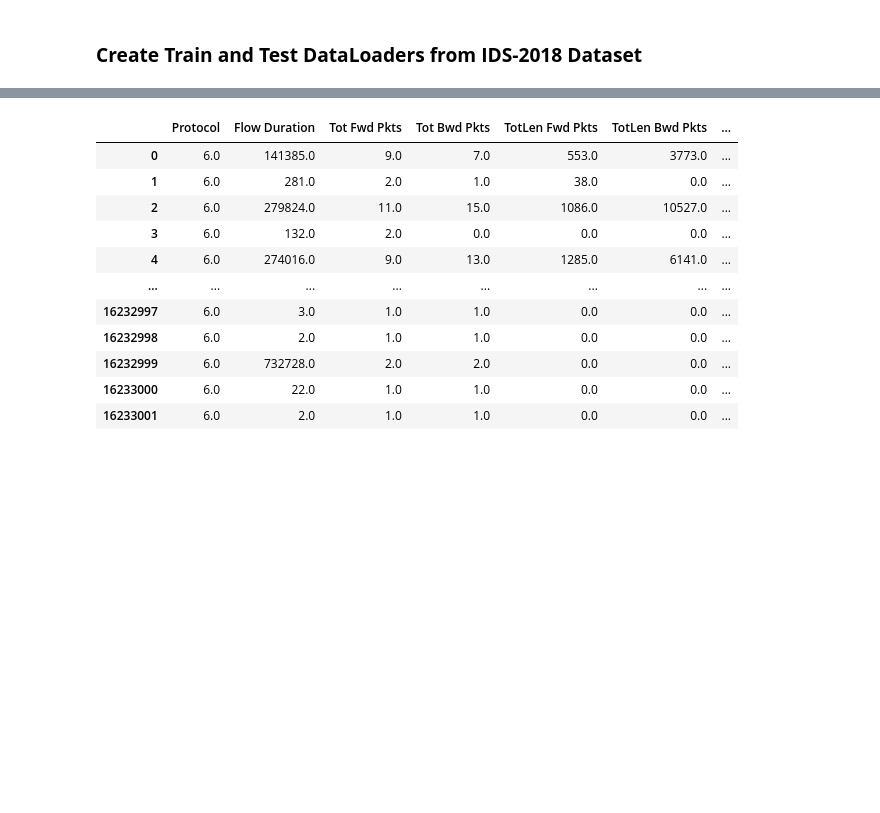
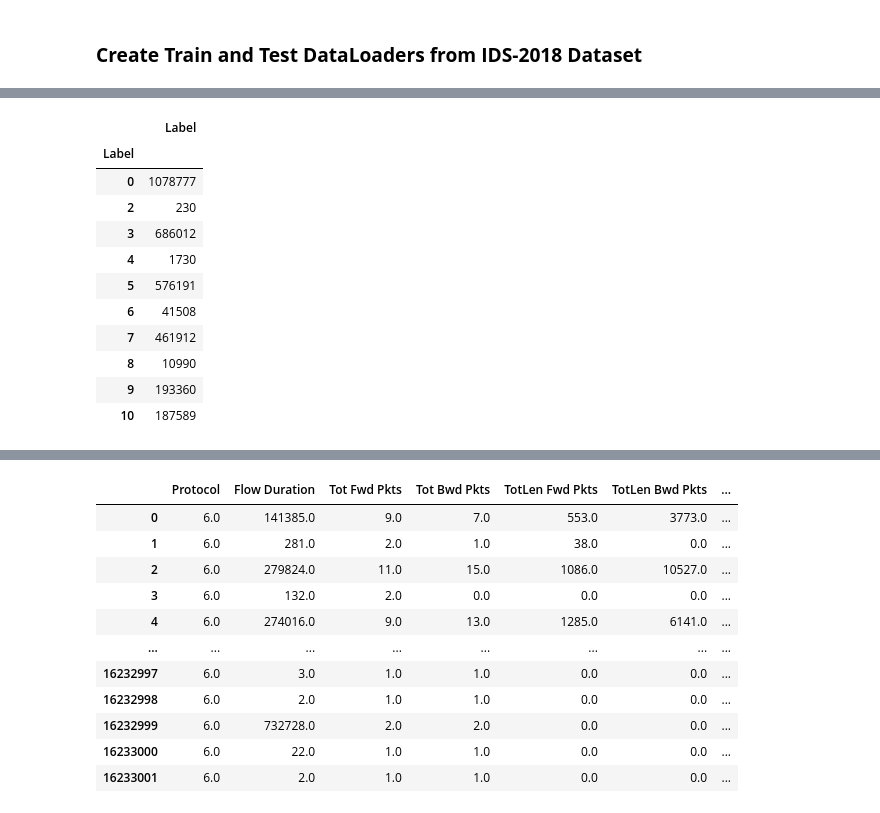
Before and after one commit to BSc-WUT/GZSL, a Jupyter notebook: packetbaseml/notebooks/gzsl.ipynb, the cells around one changed output, grey strips where cells are left out. Saved outputs shown, nothing was run; the diff lists cells and outputs as text; code cells hidden in the pictures; blank space fills up the shorter version.

```diff
--- a/packetbaseml/notebooks/gzsl.ipynb
+++ b/packetbaseml/notebooks/gzsl.ipynb
@@ -52,6 +77,21 @@ test_labels_idx: list = [idx for label, idx in labels_idx.items() if label in te
 # %%
 train_dataframe: pd.DataFrame = ids_dataset.filter_data_by_labels(train_labels_idx)
 test_dataframe: pd.DataFrame = ids_dataset.filter_data_by_labels(test_labels_idx)
+# %%
+train_dataframe.groupby("Label")["Label",].count()
+# %% [output]
+|  | Label |
+| Label |  |
+| 0 | 1078777 |
+| 2 | 230 |
+| 3 | 686012 |
+| 4 | 1730 |
+| 5 | 576191 |
+| 6 | 41508 |
+| 7 | 461912 |
+| 8 | 10990 |
+| 9 | 193360 |
+| 10 | 187589 |
 # %%
 train_dataframe
 # %% [output]
```
Also changed, not shown: parts of 8 cells of this notebook.
